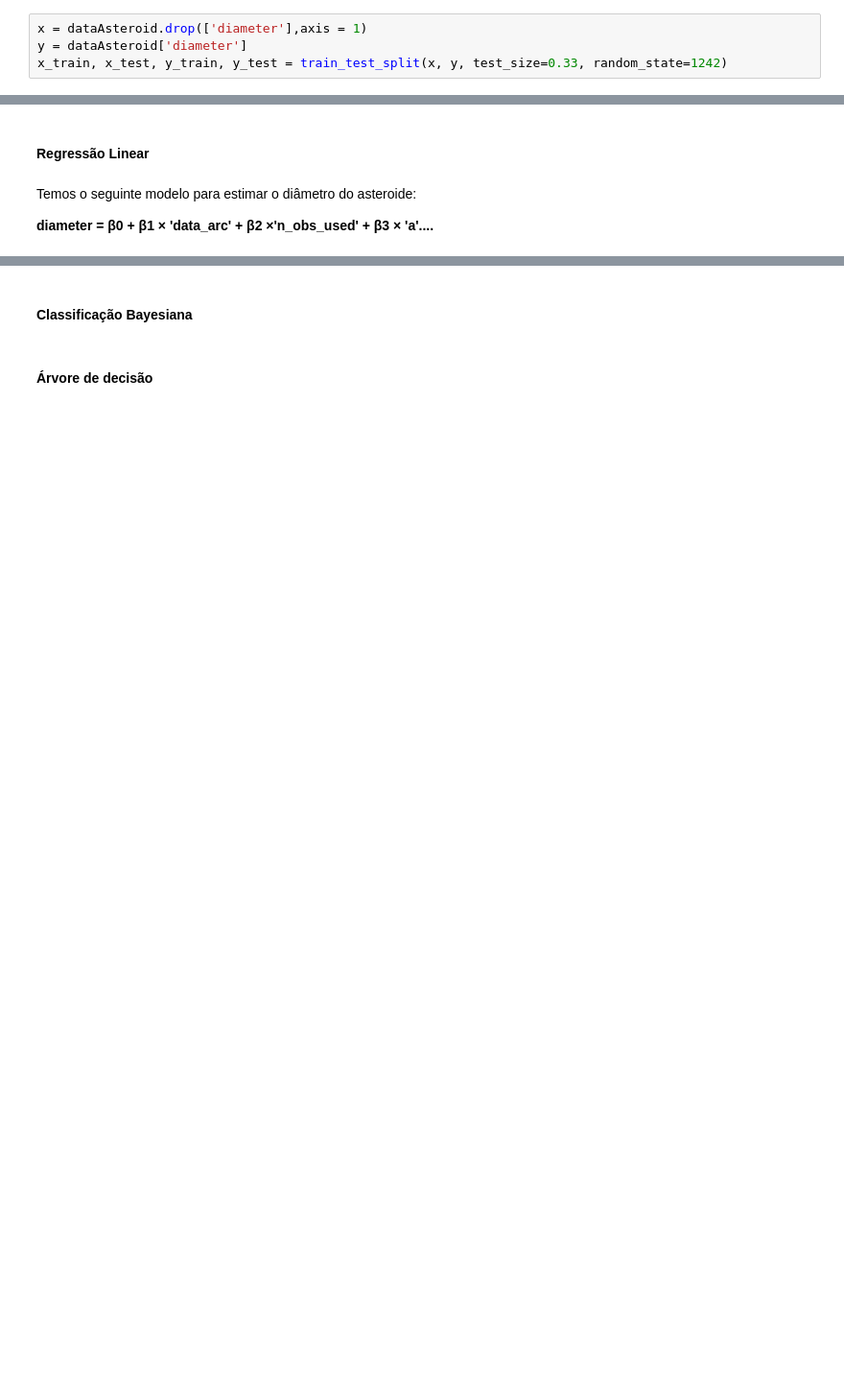
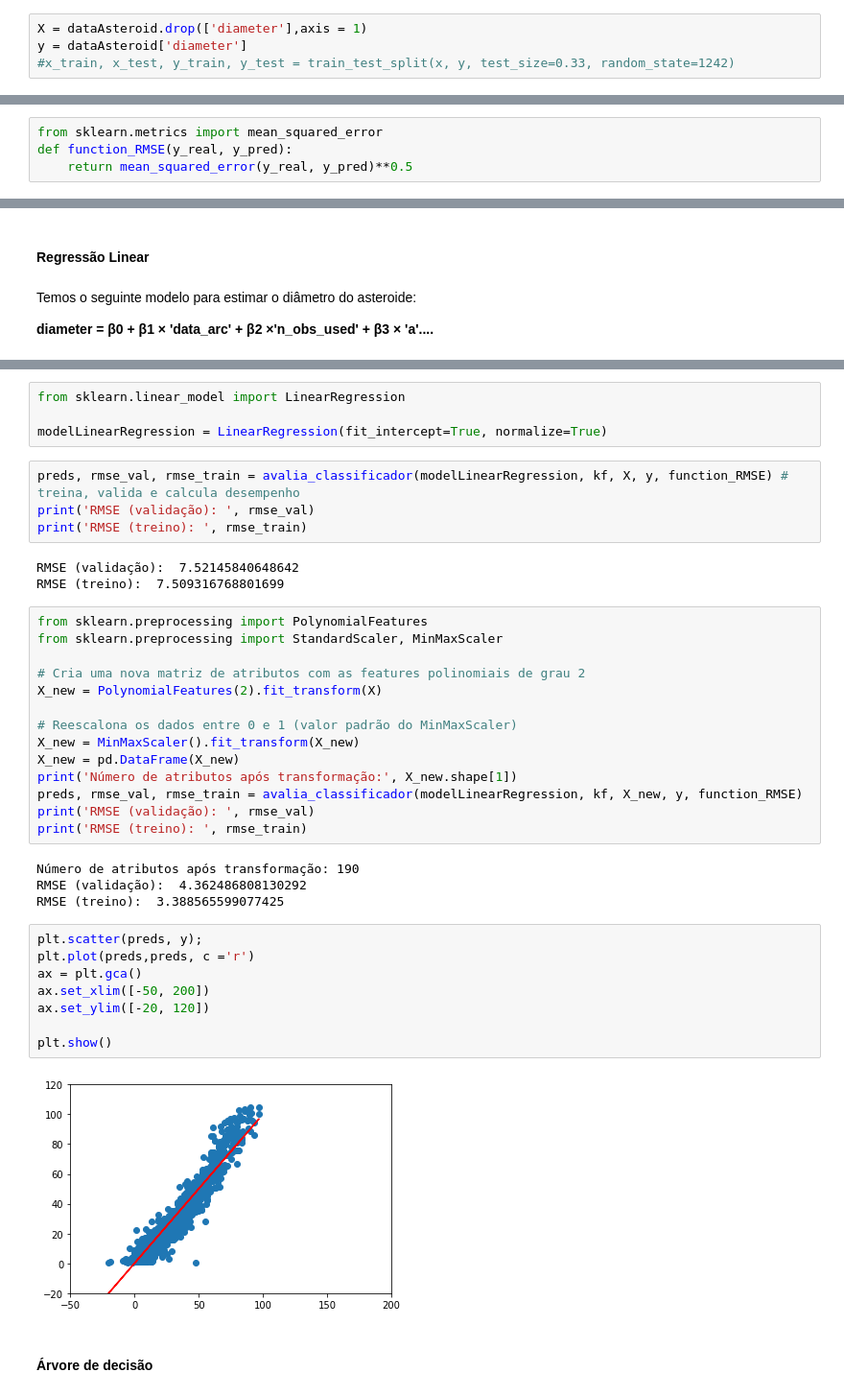
Before and after one commit to AmandaACLucio/Inteligencia_Computacional, a Jupyter notebook: Projeto/Projeto.ipynb, the cells around one changed output, grey strips where cells are left out. Shown: that part at 96% size. Drawn from its saved outputs; the diff is of its cells as text; blank space fills up the shorter version.

```diff
--- a/Projeto/Projeto.ipynb
+++ b/Projeto/Projeto.ipynb
@@ -116,6 +148,6 @@ dataAsteroid = dataAsteroid.reset_index()
 # %% [markdown]
 ### Separando Dados
 # %%
-x = dataAsteroid.drop(['diameter'],axis = 1)
+X = dataAsteroid.drop(['diameter'],axis = 1)
 y = dataAsteroid['diameter']
-x_train, x_test, y_train, y_test = train_test_split(x, y, test_size=0.33, random_state=1242)
+#x_train, x_test, y_train, y_test = train_test_split(x, y, test_size=0.33, random_state=1242)
@@ -122,3 +198,7 @@ x_train, x_test, y_train, y_test = train_test_split(x, y, test_size=0.33, random
+# %%
+from sklearn.metrics import mean_squared_error
+def function_RMSE(y_real, y_pred):
+    return mean_squared_error(y_real, y_pred)**0.5
 # %% [markdown]
 Modelos:
 
@@ -180,4 +231,41 @@ ma            -0.000615
-# %% [markdown]
-#### Classificação Bayesiana
+# %%
+from sklearn.linear_model import LinearRegression
+
+modelLinearRegression = LinearRegression(fit_intercept=True, normalize=True)
+# %%
+preds, rmse_val, rmse_train = avalia_classificador(modelLinearRegression, kf, X, y, function_RMSE) # treina, valida e calcula desempenho
+print('RMSE (validação): ', rmse_val)
+print('RMSE (treino): ', rmse_train)
+# %% [output]
+RMSE (validação):  7.52145840648642
+RMSE (treino):  7.509316768801699
+# %%
+from sklearn.preprocessing import PolynomialFeatures
+from sklearn.preprocessing import StandardScaler, MinMaxScaler
+
+# Cria uma nova matriz de atributos com as features polinomiais de grau 2
+X_new = PolynomialFeatures(2).fit_transform(X)
+
+# Reescalona os dados entre 0 e 1 (valor padrão do MinMaxScaler)
+X_new = MinMaxScaler().fit_transform(X_new)
+X_new = pd.DataFrame(X_new)
+print('Número de atributos após transformação:', X_new.shape[1])
+preds, rmse_val, rmse_train = avalia_classificador(modelLinearRegression, kf, X_new, y, function_RMSE)
+print('RMSE (validação): ', rmse_val)
+print('RMSE (treino): ', rmse_train)
+# %% [output]
+Número de atributos após transformação: 190
+RMSE (validação):  4.362486808130292
+RMSE (treino):  3.388565599077425
+# %%
+plt.scatter(preds, y);
+plt.plot(preds,preds, c ='r')
+ax = plt.gca()
+ax.set_xlim([-50, 200])
+ax.set_ylim([-20, 120])
+
+plt.show()
+# %% [output]
+[figure, added]
 # %% [markdown]
 #### Árvore de decisão
```
Also changed, not shown: parts of 29 cells of this notebook, 1 other file.
